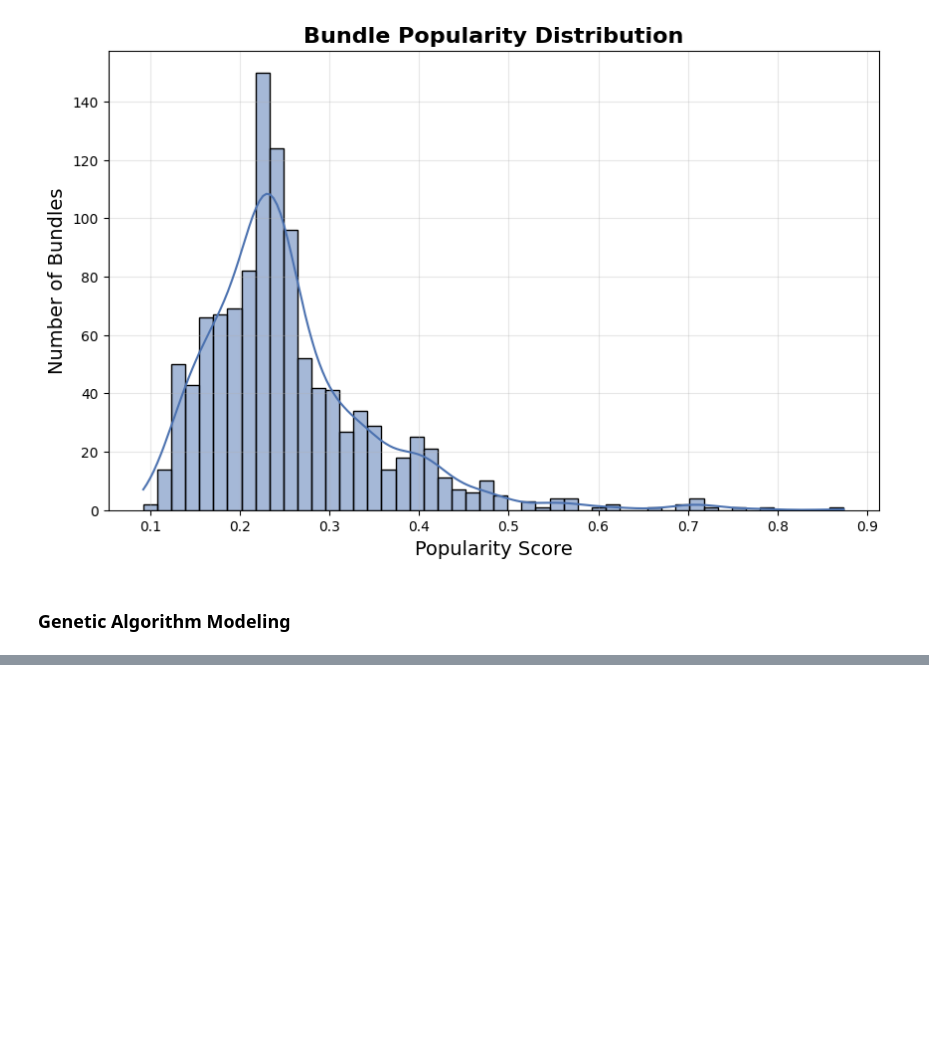
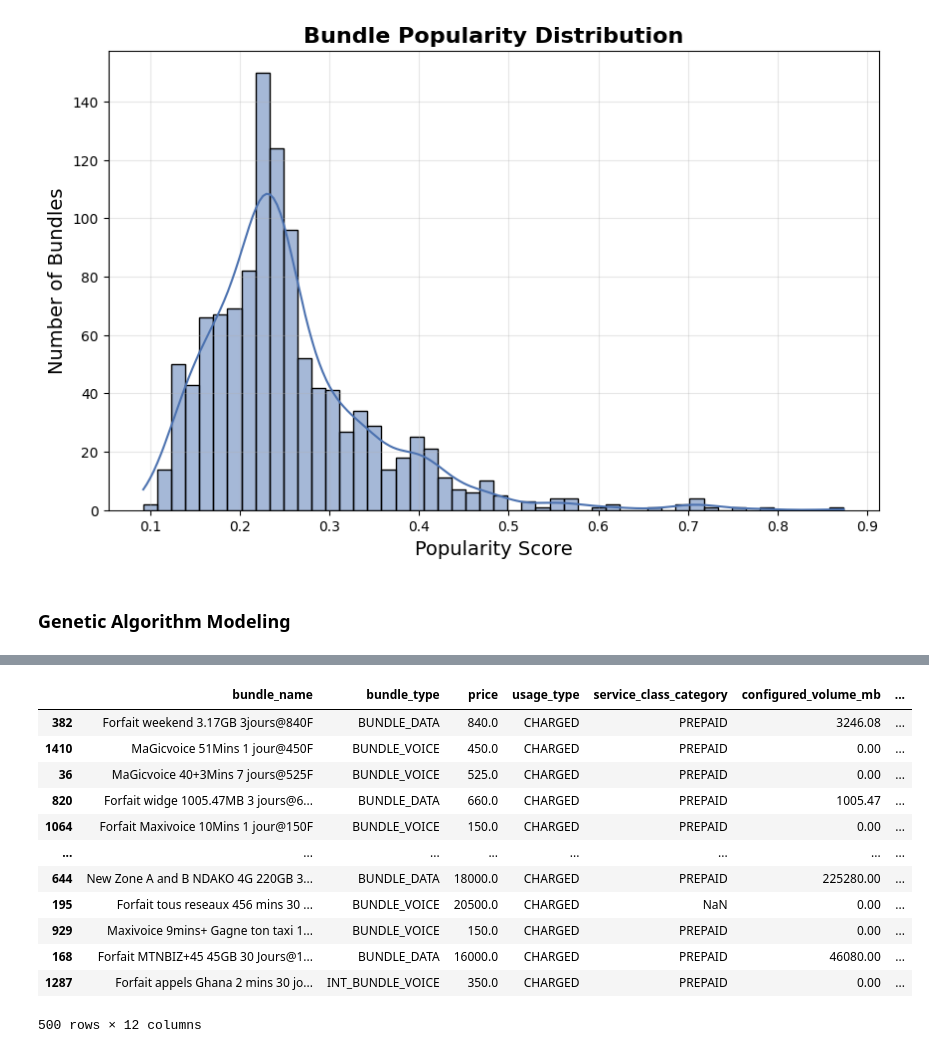
Before and after one commit to shaza-hussein/mintel, a Jupyter notebook: notebooks/gen/genetic_algorithm.ipynb, the cells around one changed output, grey strips where cells are left out. Saved outputs shown, nothing was run; the diff lists cells and outputs as text; code cells hidden in the pictures; blank space fills up the shorter version.

```diff
--- a/notebooks/gen/genetic_algorithm.ipynb
+++ b/notebooks/gen/genetic_algorithm.ipynb
@@ -347,0 +899,16 @@ candidates.head(10)
+# %%
+prepared_data.sort_values(by='predicted_popularity', ascending=False)[0:500]
+# %% [output]
+|  | bundle_name | bundle_type | price | usage_type | service_class_category | configured_volume_mb | ... |
+| 382 | Forfait weekend 3.17GB 3jours@840F | BUNDLE_DATA | 840.0 | CHARGED | PREPAID | 3246.08 | ... |
+| 1410 | MaGicvoice 51Mins 1 jour@450F | BUNDLE_VOICE | 450.0 | CHARGED | PREPAID | 0.00 | ... |
+| 36 | MaGicvoice 40+3Mins 7 jours@525F | BUNDLE_VOICE | 525.0 | CHARGED | PREPAID | 0.00 | ... |
+| 820 | Forfait widge 1005.47MB 3 jours@6... | BUNDLE_DATA | 660.0 | CHARGED | PREPAID | 1005.47 | ... |
+| 1064 | Forfait Maxivoice 10Mins 1 jour@150F | BUNDLE_VOICE | 150.0 | CHARGED | PREPAID | 0.00 | ... |
+| ... | ... | ... | ... | ... | ... | ... | ... |
+| 644 | New Zone A and B NDAKO 4G 220GB 3... | BUNDLE_DATA | 18000.0 | CHARGED | PREPAID | 225280.00 | ... |
+| 195 | Forfait tous reseaux 456 mins 30 ... | BUNDLE_VOICE | 20500.0 | CHARGED | NaN | 0.00 | ... |
+| 929 | Maxivoice 9mins+ Gagne ton taxi 1... | BUNDLE_VOICE | 150.0 | CHARGED | PREPAID | 0.00 | ... |
+| 168 | Forfait MTNBIZ+45 45GB 30 Jours@1... | BUNDLE_DATA | 16000.0 | CHARGED | PREPAID | 46080.00 | ... |
+| 1287 | Forfait appels Ghana 2 mins 30 jo... | INT_BUNDLE_VOICE | 350.0 | CHARGED | PREPAID | 0.00 | ... |
+500 rows × 12 columns
```
Also changed, not shown: parts of 22 cells of this notebook, 27 other files.
